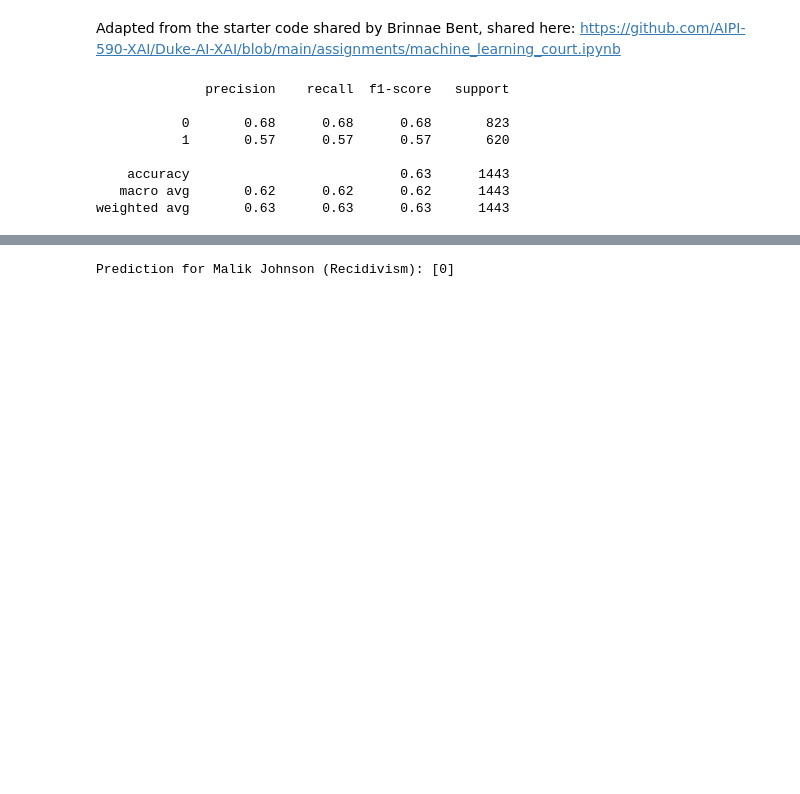
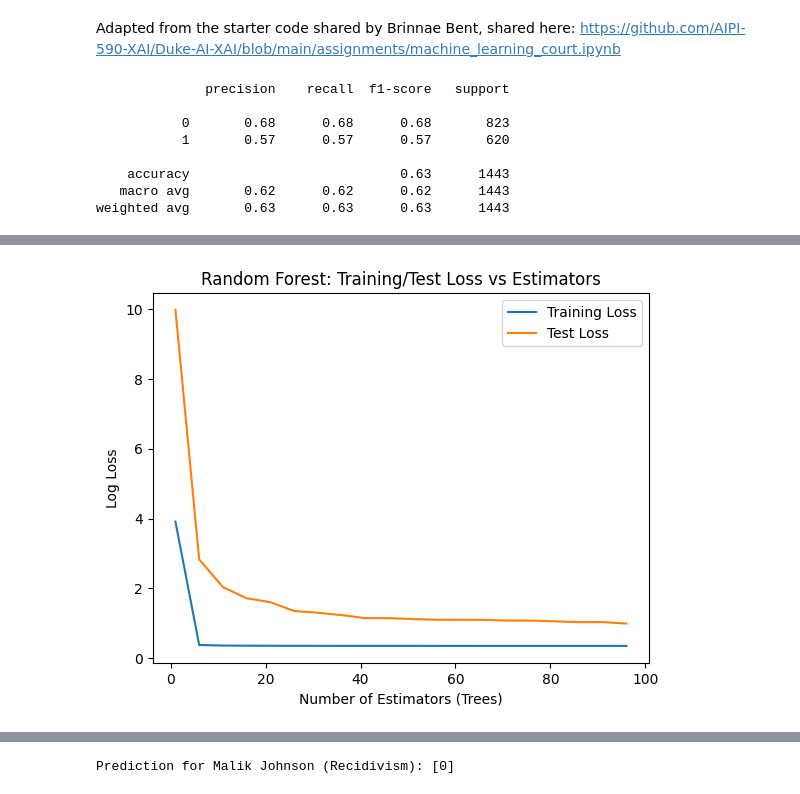
Before and after one commit to ag826/AIPI590_XAI_F25, a Jupyter notebook: Assignment_machine_learning_court.ipynb, the cells around one changed output, grey strips where cells are left out. Drawn from its saved outputs; the diff is of its cells as text; code cells hidden in the pictures; blank space fills up the shorter version.

```diff
--- a/Assignment_machine_learning_court.ipynb
+++ b/Assignment_machine_learning_court.ipynb
@@ -68,0 +79,25 @@ weighted avg       0.63      0.63      0.63      1443
+# %%
+import matplotlib.pyplot as plt
+from sklearn.ensemble import RandomForestClassifier
+from sklearn.metrics import log_loss
+
+train_losses, test_losses = [], []
+estimator_range = range(1, 101, 5)  # Evaluate from 1 to 100 trees (step of 5)
+
+for n in estimator_range:
+    model = RandomForestClassifier(n_estimators=n, random_state=42)
+    model.fit(X_train, y_train)
+    train_loss = log_loss(y_train, model.predict_proba(X_train))
+    test_loss = log_loss(y_test, model.predict_proba(X_test))
+    train_losses.append(train_loss)
+    test_losses.append(test_loss)
+
+plt.plot(estimator_range, train_losses, label="Training Loss")
+plt.plot(estimator_range, test_losses, label="Test Loss")
+plt.xlabel("Number of Estimators (Trees)")
+plt.ylabel("Log Loss")
+plt.title("Random Forest: Training/Test Loss vs Estimators")
+plt.legend()
+plt.show()
+# %% [output]
+[figure, added]
```
Also changed, not shown: parts of 2 cells of this notebook.
